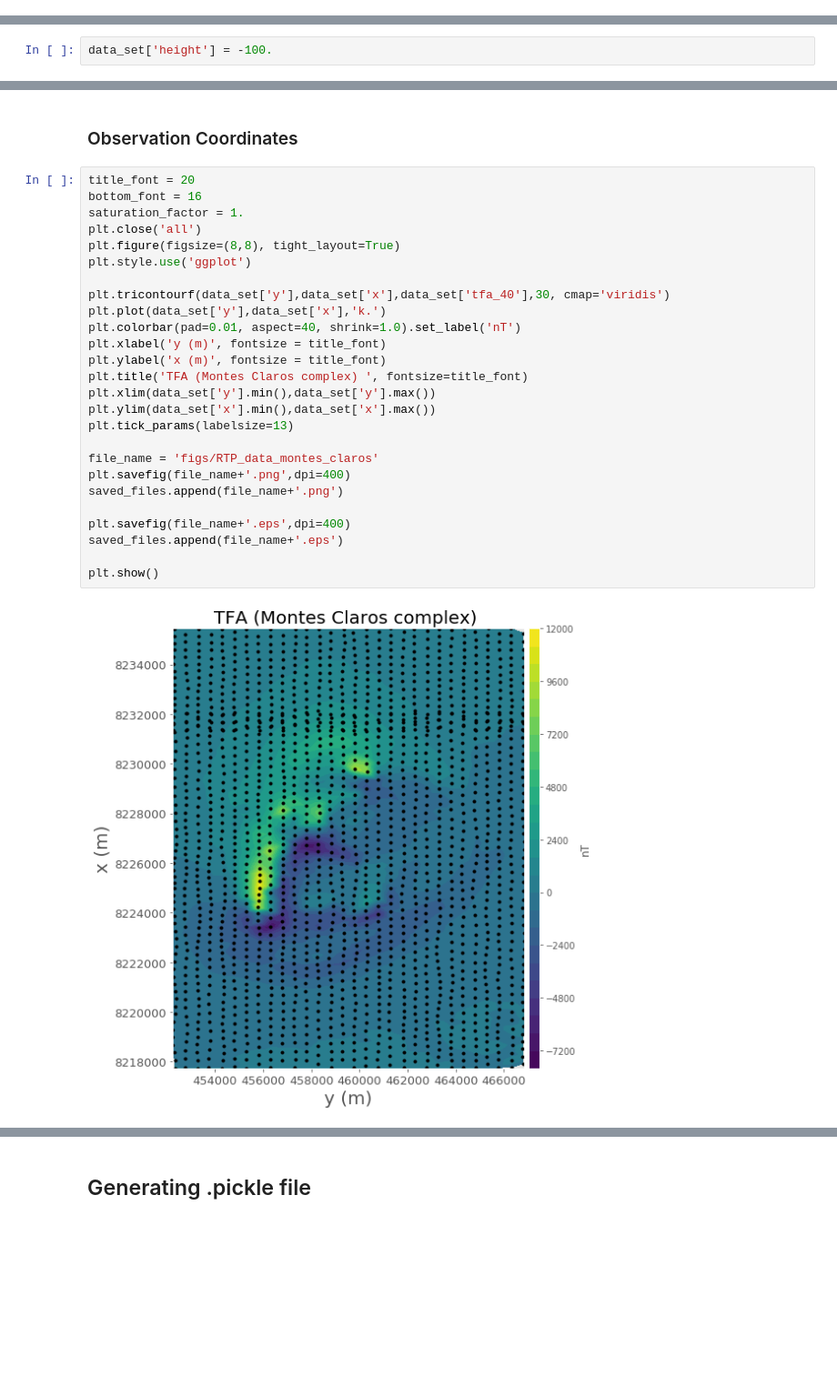
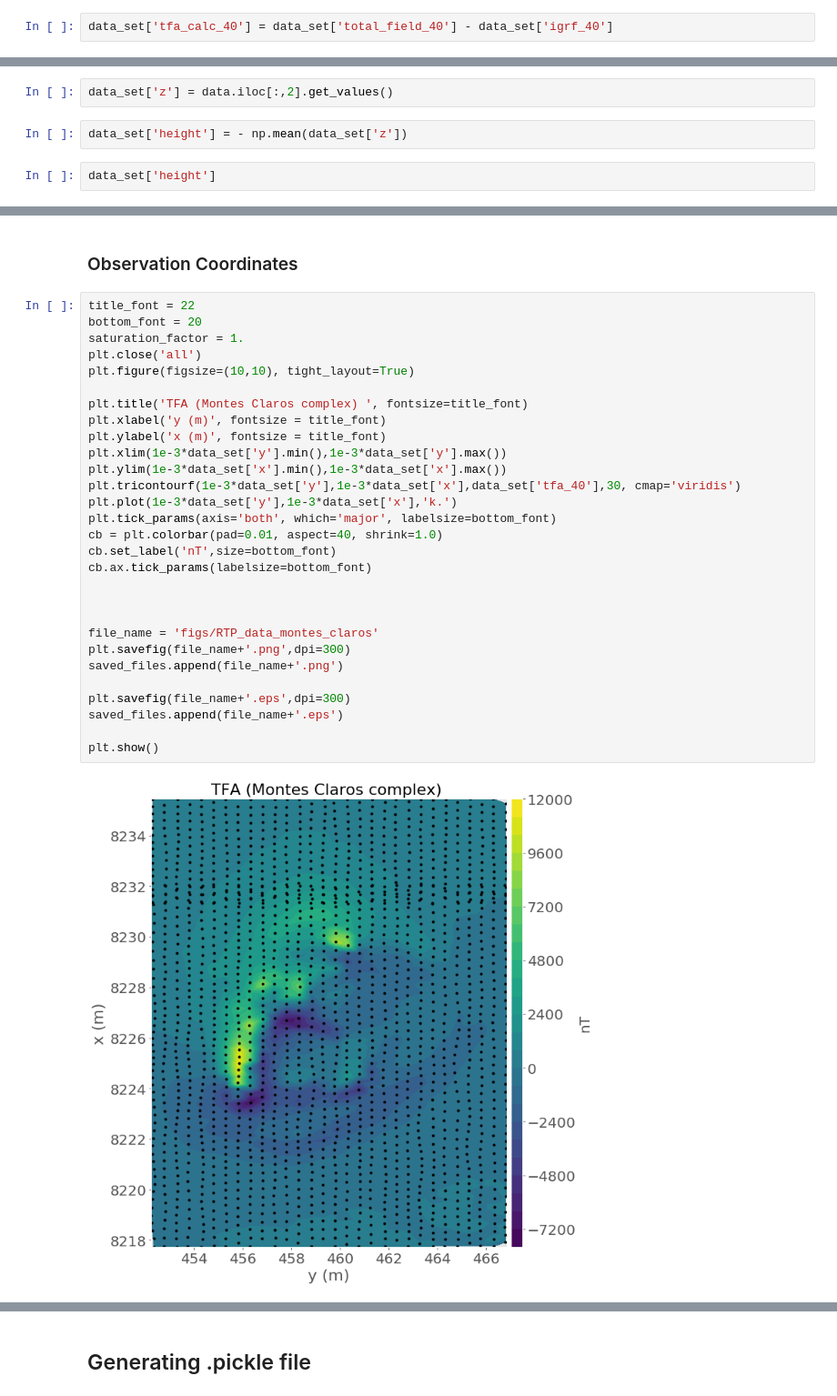
Before and after one commit to pinga-lab/eqlayer-magnetization-direction, a Jupyter notebook: code/notebooks/real_data_application/montes_claros_intrusion/Montes_Claros_intrusion_plot.ipynb, the cells around one changed output, grey strips where cells are left out. Shown at 91% size. Drawn from its saved outputs; the diff is of its cells as text; blank space fills up the shorter version.

Commit message:
extras for MC complex

```diff
--- a/code/notebooks/real_data_application/montes_claros_intrusion/Montes_Claros_intrusion_plot.ipynb
+++ b/code/notebooks/real_data_application/montes_claros_intrusion/Montes_Claros_intrusion_plot.ipynb
@@ -45,8 +53,14 @@ data_set['tfa_40'] = data.iloc[:,4].get_values()
+# %%
+data_set['tfa_calc_40'] = data_set['total_field_40'] - data_set['igrf_40']
 # %% [markdown]
 #### Observation coordinates
 # %%
 data_set['x'] = data.iloc[:,1].get_values()
 # %%
 data_set['y'] = data.iloc[:,0].get_values()
+# %%
+data_set['z'] = data.iloc[:,2].get_values()
+# %%
+data_set['height'] = - np.mean(data_set['z'])
 # %%
-data_set['height'] = -100.
+data_set['height']
@@ -126,30 +141,33 @@ plt.show()
 # %% [markdown]
 ### Observation Coordinates
 # %%
-title_font = 20
-bottom_font = 16
+title_font = 22
+bottom_font = 20
 saturation_factor = 1.
 plt.close('all')
-plt.figure(figsize=(8,8), tight_layout=True)
-plt.style.use('ggplot')
+plt.figure(figsize=(10,10), tight_layout=True)
 
-plt.tricontourf(data_set['y'],data_set['x'],data_set['tfa_40'],30, cmap='viridis')
-plt.plot(data_set['y'],data_set['x'],'k.')
-plt.colorbar(pad=0.01, aspect=40, shrink=1.0).set_label('nT')
+plt.title('TFA (Montes Claros complex) ', fontsize=title_font)
 plt.xlabel('y (m)', fontsize = title_font)
 plt.ylabel('x (m)', fontsize = title_font)
-plt.title('TFA (Montes Claros complex) ', fontsize=title_font)
-plt.xlim(data_set['y'].min(),data_set['y'].max())
-plt.ylim(data_set['x'].min(),data_set['x'].max())
-plt.tick_params(labelsize=13)
+plt.xlim(1e-3*data_set['y'].min(),1e-3*data_set['y'].max())
+plt.ylim(1e-3*data_set['x'].min(),1e-3*data_set['x'].max())
+plt.tricontourf(1e-3*data_set['y'],1e-3*data_set['x'],data_set['tfa_40'],30, cmap='viridis')
+plt.plot(1e-3*data_set['y'],1e-3*data_set['x'],'k.')
+plt.tick_params(axis='both', which='major', labelsize=bottom_font)
+cb = plt.colorbar(pad=0.01, aspect=40, shrink=1.0)
+cb.set_label('nT',size=bottom_font)
+cb.ax.tick_params(labelsize=bottom_font)
+
+
 
 file_name = 'figs/RTP_data_montes_claros'
-plt.savefig(file_name+'.png',dpi=400)
+plt.savefig(file_name+'.png',dpi=300)
 saved_files.append(file_name+'.png')
 
-plt.savefig(file_name+'.eps',dpi=400)
+plt.savefig(file_name+'.eps',dpi=300)
 saved_files.append(file_name+'.eps')
 
 plt.show()
 # %% [output]
-[figure, old version]
+[figure, new version]
```
Also changed, not shown: parts of 13 cells of this notebook, 27 other files.
